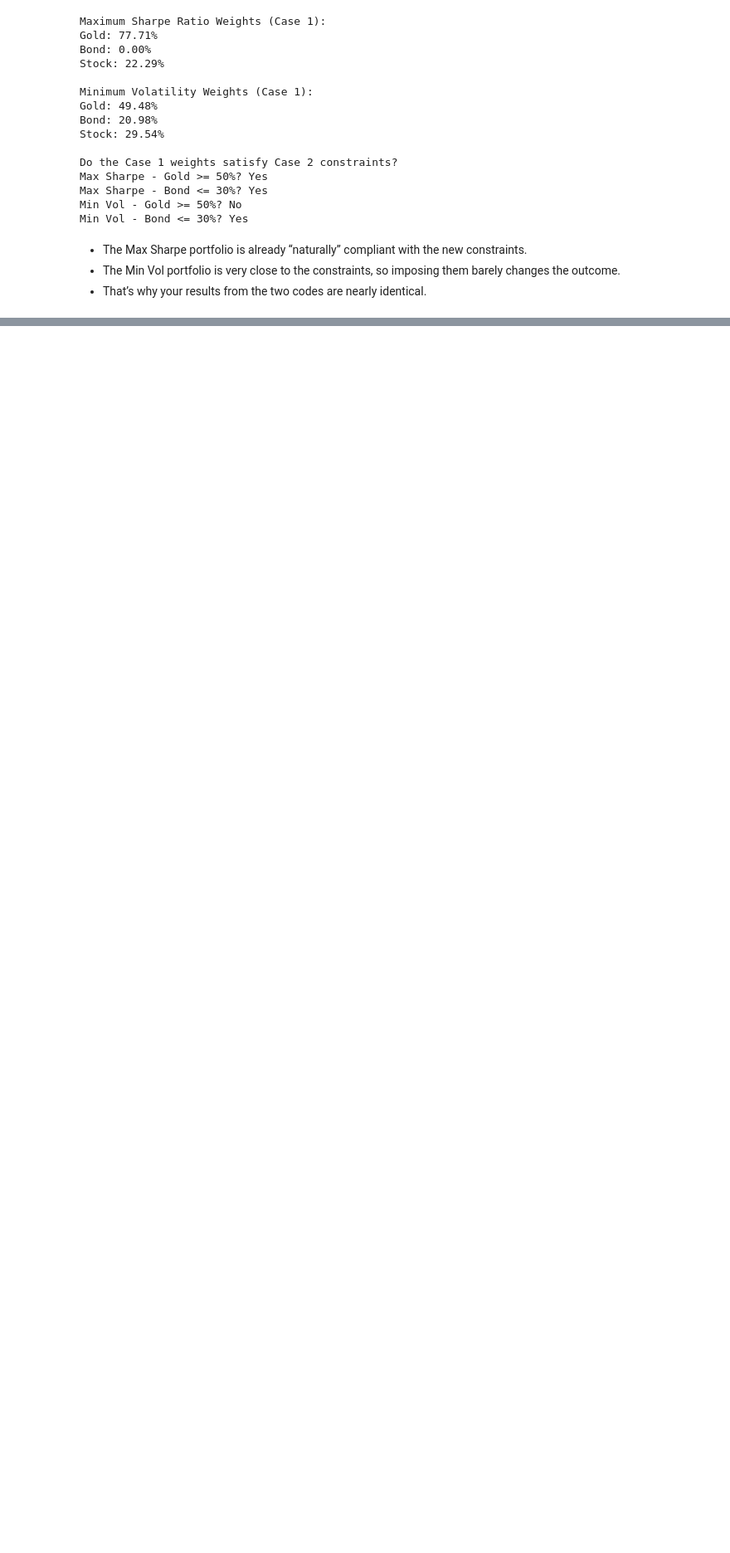
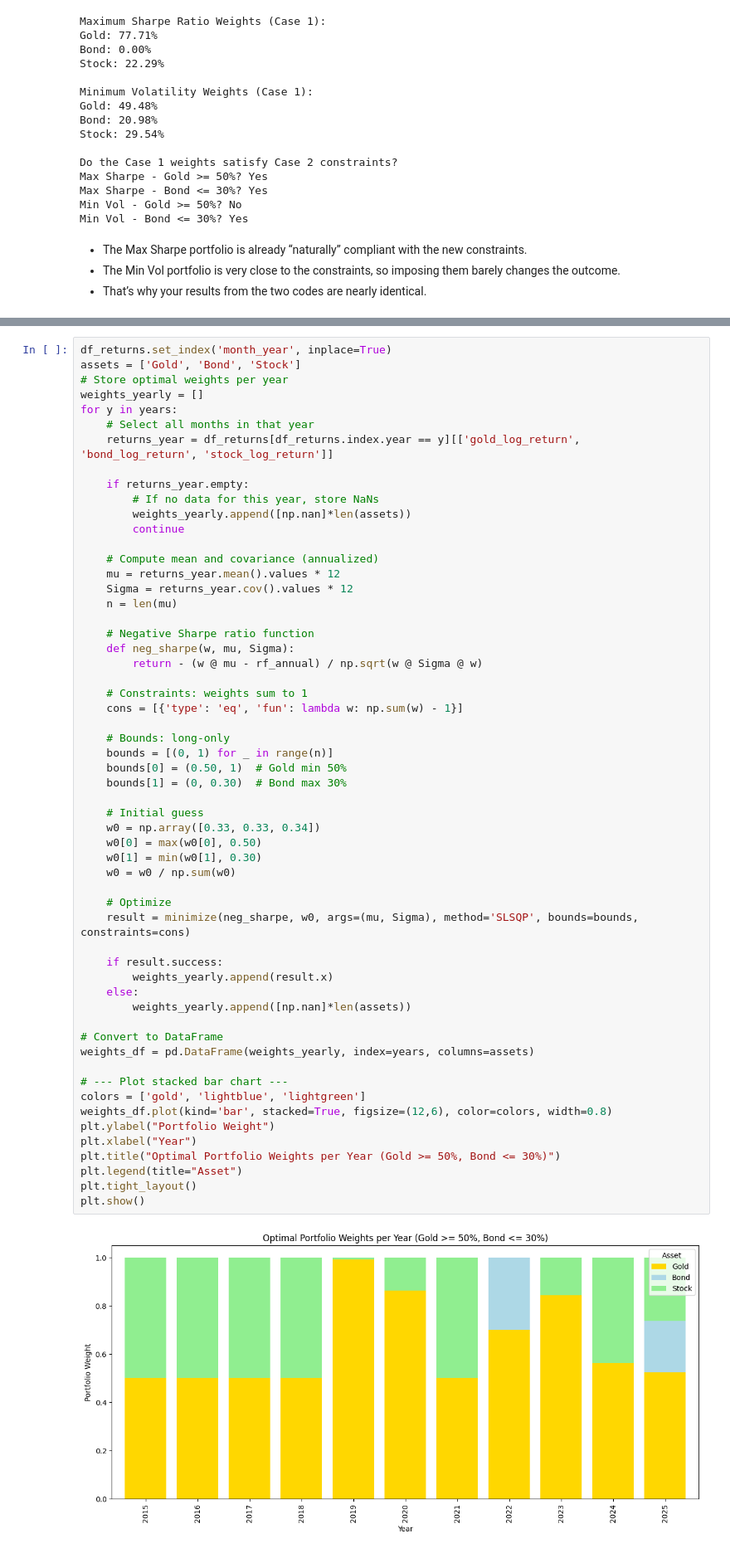
Before and after one commit to nanaaaiya/quanfin_final, a Jupyter notebook: finalfinal.ipynb, the cells around one changed output, grey strips where cells are left out. Shown at 83% size. Cells and saved outputs as stored; diff of their text form; blank space fills up the shorter version.

```diff
--- a/finalfinal.ipynb
+++ b/finalfinal.ipynb
@@ -584,0 +656,59 @@ Min Vol - Bond <= 30%? Yes
+# %%
+df_returns.set_index('month_year', inplace=True)
+assets = ['Gold', 'Bond', 'Stock']
+# Store optimal weights per year
+weights_yearly = []
+for y in years:
+    # Select all months in that year
+    returns_year = df_returns[df_returns.index.year == y][['gold_log_return', 'bond_log_return', 'stock_log_return']]
+
+    if returns_year.empty:
+        # If no data for this year, store NaNs
+        weights_yearly.append([np.nan]*len(assets))
+        continue
+
+    # Compute mean and covariance (annualized)
+    mu = returns_year.mean().values * 12
+    Sigma = returns_year.cov().values * 12
+    n = len(mu)
+
+    # Negative Sharpe ratio function
+    def neg_sharpe(w, mu, Sigma):
+        return - (w @ mu - rf_annual) / np.sqrt(w @ Sigma @ w)
+
+    # Constraints: weights sum to 1
+    cons = [{'type': 'eq', 'fun': lambda w: np.sum(w) - 1}]
+
+    # Bounds: long-only
+    bounds = [(0, 1) for _ in range(n)]
+    bounds[0] = (0.50, 1)  # Gold min 50%
+    bounds[1] = (0, 0.30)  # Bond max 30%
+
+    # Initial guess
+    w0 = np.array([0.33, 0.33, 0.34])
+    w0[0] = max(w0[0], 0.50)
+    w0[1] = min(w0[1], 0.30)
+    w0 = w0 / np.sum(w0)
+
+    # Optimize
+    result = minimize(neg_sharpe, w0, args=(mu, Sigma), method='SLSQP', bounds=bounds, constraints=cons)
+
+    if result.success:
+        weights_yearly.append(result.x)
+    else:
+        weights_yearly.append([np.nan]*len(assets))
+
+# Convert to DataFrame
+weights_df = pd.DataFrame(weights_yearly, index=years, columns=assets)
+
+# --- Plot stacked bar chart ---
+colors = ['gold', 'lightblue', 'lightgreen']
+weights_df.plot(kind='bar', stacked=True, figsize=(12,6), color=colors, width=0.8)
+plt.ylabel("Portfolio Weight")
+plt.xlabel("Year")
+plt.title("Optimal Portfolio Weights per Year (Gold >= 50%, Bond <= 30%)")
+plt.legend(title="Asset")
+plt.tight_layout()
+plt.show()
+# %% [output]
+[figure, added]
```
Also changed, not shown: parts of 9 cells of this notebook.
